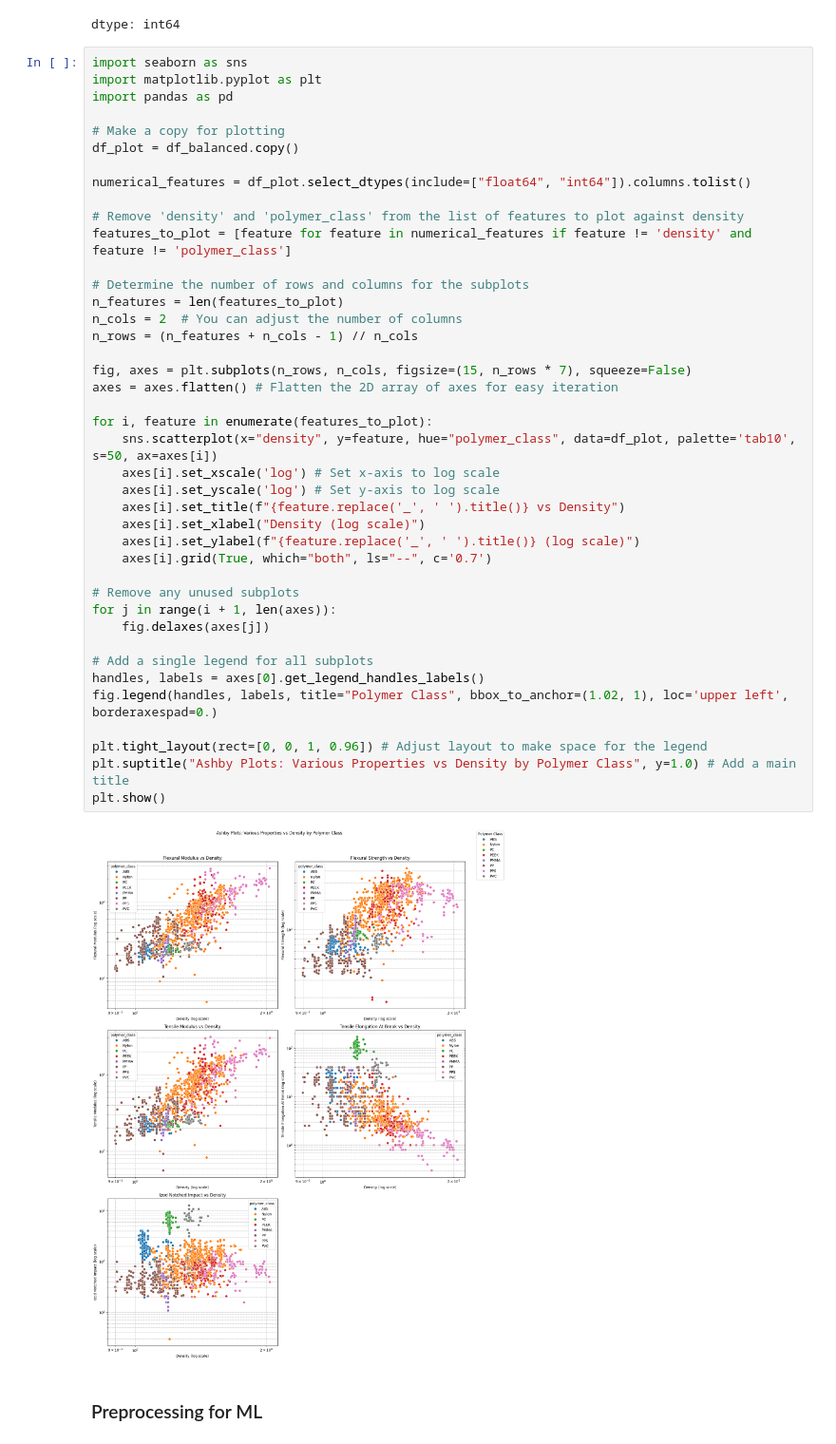
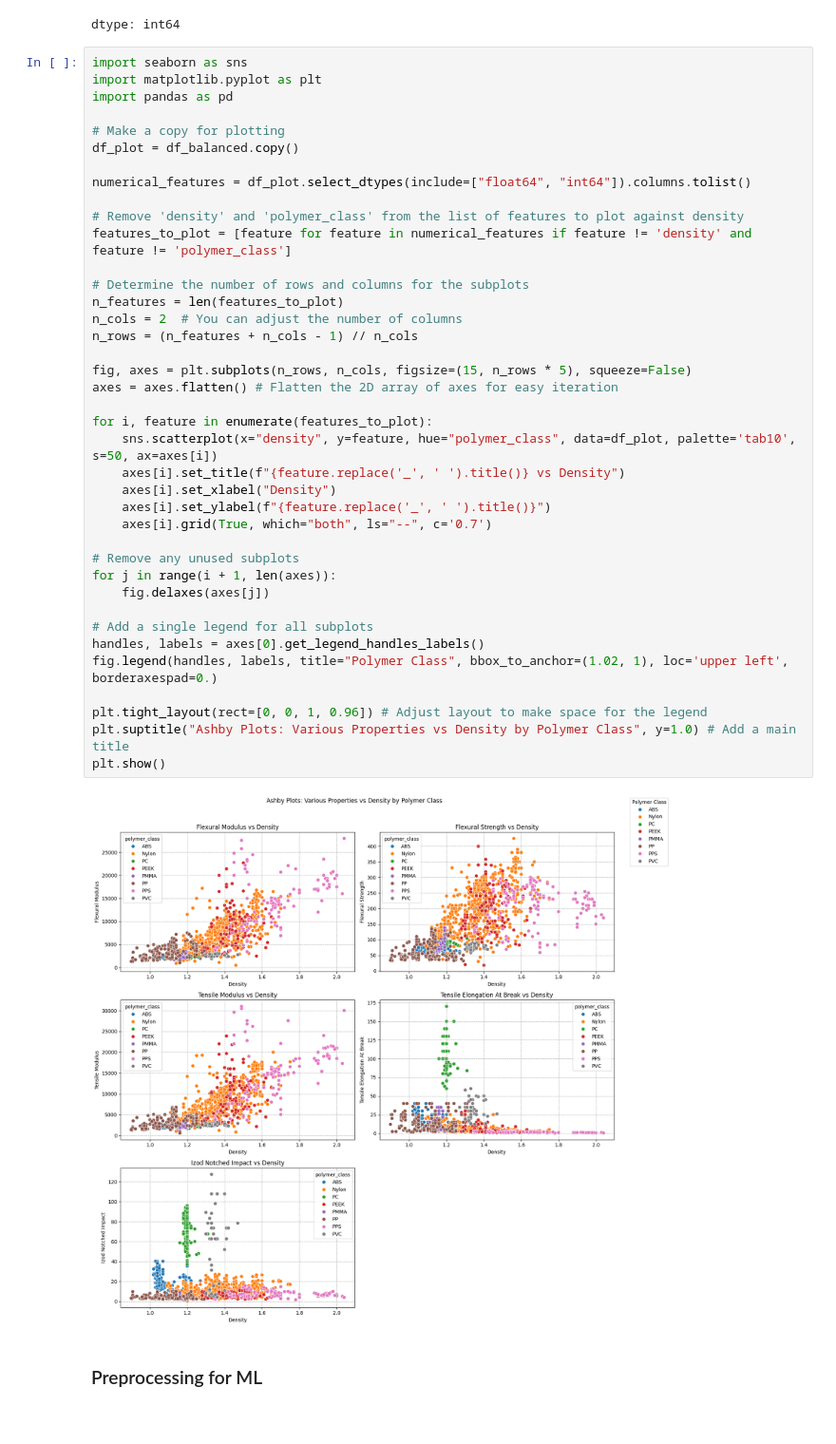
Before and after one commit to mike-keating-iv/ml-polymer-classification, a Jupyter notebook: polymers_classifier.ipynb, the cells around one changed output. Shown at 95% size. Drawn from its saved outputs; the diff is of its cells as text.

Commit message:
Fix labeling of some plots. Make things more consistent

```diff
--- a/polymers_classifier.ipynb
+++ b/polymers_classifier.ipynb
@@ -419,39 +429,37 @@ df_plot = df_balanced.copy()
 
 numerical_features = df_plot.select_dtypes(include=["float64", "int64"]).columns.tolist()
 
 # Remove 'density' and 'polymer_class' from the list of features to plot against density
 features_to_plot = [feature for feature in numerical_features if feature != 'density' and feature != 'polymer_class']
 
 # Determine the number of rows and columns for the subplots
 n_features = len(features_to_plot)
 n_cols = 2  # You can adjust the number of columns
 n_rows = (n_features + n_cols - 1) // n_cols
 
-fig, axes = plt.subplots(n_rows, n_cols, figsize=(15, n_rows * 7), squeeze=False)
+fig, axes = plt.subplots(n_rows, n_cols, figsize=(15, n_rows * 5), squeeze=False)
 axes = axes.flatten() # Flatten the 2D array of axes for easy iteration
 
 for i, feature in enumerate(features_to_plot):
     sns.scatterplot(x="density", y=feature, hue="polymer_class", data=df_plot, palette='tab10', s=50, ax=axes[i])
-    axes[i].set_xscale('log') # Set x-axis to log scale
-    axes[i].set_yscale('log') # Set y-axis to log scale
     axes[i].set_title(f"{feature.replace('_', ' ').title()} vs Density")
-    axes[i].set_xlabel("Density (log scale)")
-    axes[i].set_ylabel(f"{feature.replace('_', ' ').title()} (log scale)")
+    axes[i].set_xlabel("Density")
+    axes[i].set_ylabel(f"{feature.replace('_', ' ').title()}")
     axes[i].grid(True, which="both", ls="--", c='0.7')
 
 # Remove any unused subplots
 for j in range(i + 1, len(axes)):
     fig.delaxes(axes[j])
 
 # Add a single legend for all subplots
 handles, labels = axes[0].get_legend_handles_labels()
 fig.legend(handles, labels, title="Polymer Class", bbox_to_anchor=(1.02, 1), loc='upper left', borderaxespad=0.)
 
 plt.tight_layout(rect=[0, 0, 1, 0.96]) # Adjust layout to make space for the legend
 plt.suptitle("Ashby Plots: Various Properties vs Density by Polymer Class", y=1.0) # Add a main title
 plt.show()
 # %% [output]
-[figure, old version]
+[figure, new version]
 # %% [markdown]
 ### Preprocessing for ML
 # %%
```
Also changed, not shown: parts of 20 cells of this notebook.
